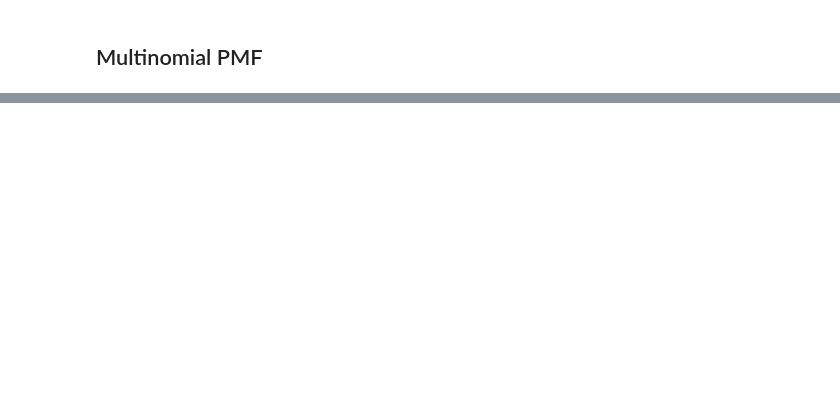
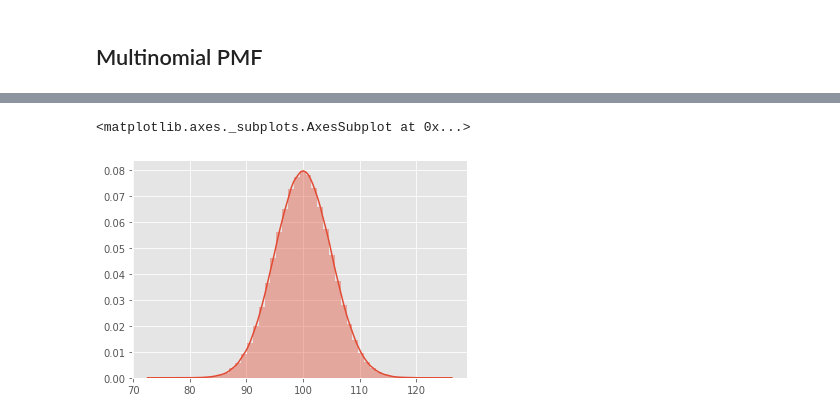
Before and after one commit to agusrichard/data-science-workbook, a Jupyter notebook: Practice and Experiments/hacker_statistics.ipynb, the cells around one changed output, grey strips where cells are left out. Saved outputs shown, nothing was run; the diff lists cells and outputs as text; code cells hidden in the pictures; blank space fills up the shorter version.

```diff
--- a/Practice and Experiments/hacker_statistics.ipynb
+++ b/Practice and Experiments/hacker_statistics.ipynb
@@ -165,0 +203,5 @@ def multinomial_pmf(list_of_xps, n_reps=100000, random_state=None):
+# %%
+sns.distplot(normal)
+# %% [output]
+<matplotlib.axes._subplots.AxesSubplot at 0x...>
+[figure, added]
```
Also changed, not shown: parts of 16 cells of this notebook.
